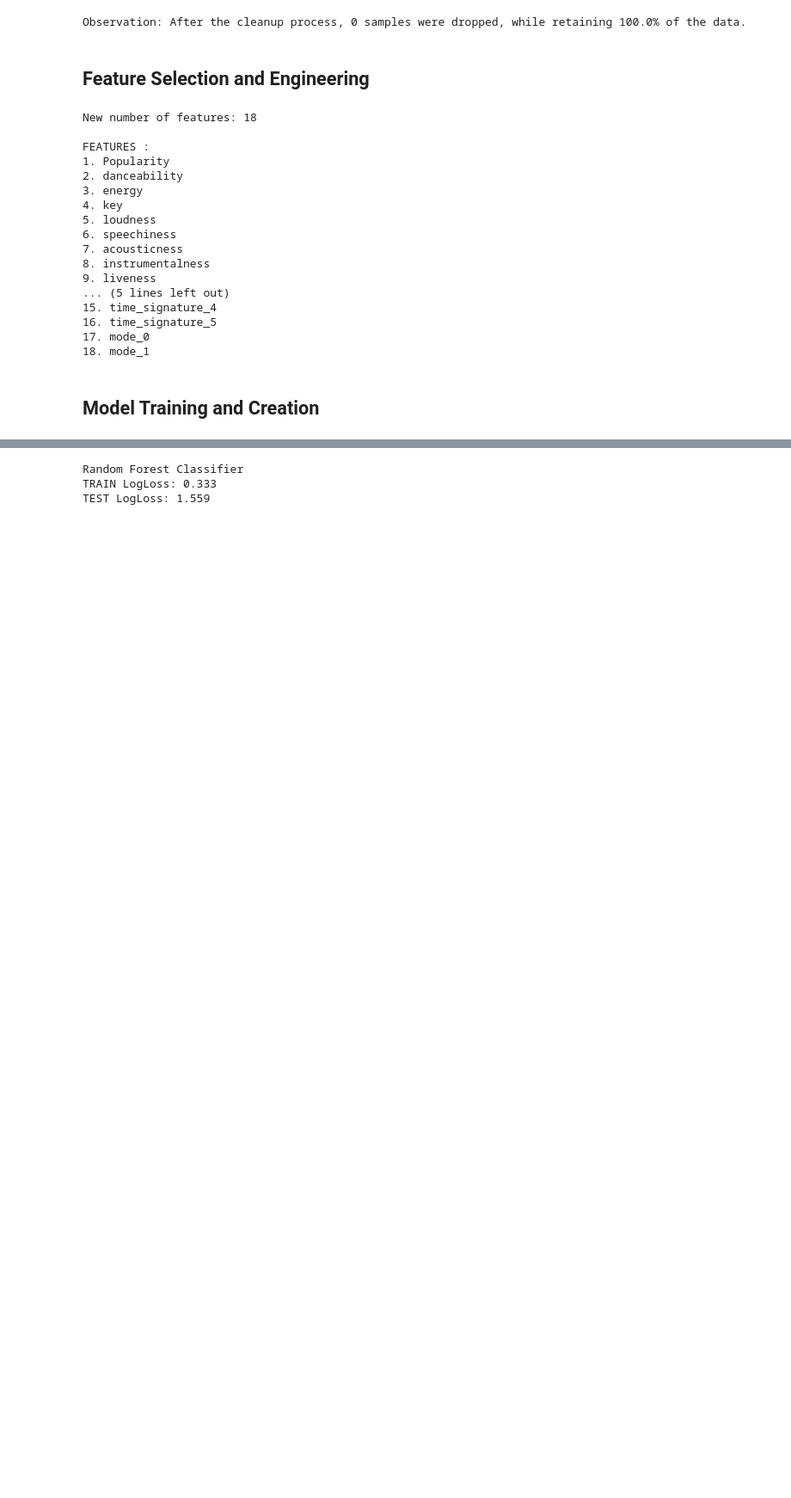
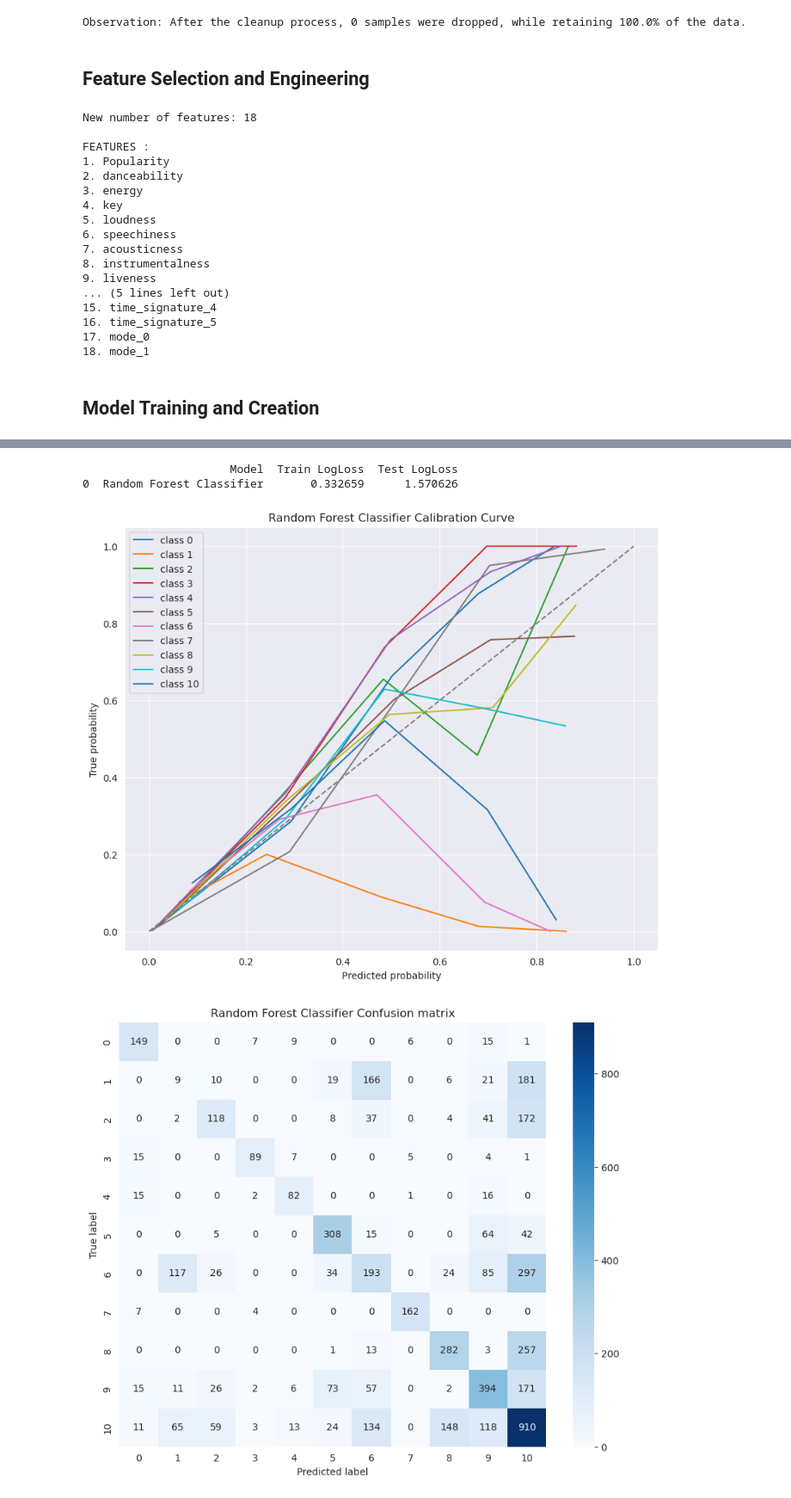
Before and after one commit to EmekaMomodu/ece-9039-project-code, a Jupyter notebook: ece9039-proect-code-dawotunde-cmomodu.ipynb, the cells around one changed output, grey strips where cells are left out. Shown at 86% size. Drawn from its saved outputs; the diff is of its cells as text; code cells hidden in the pictures; blank space fills up the shorter version.

```diff
--- a/ece9039-proect-code-dawotunde-cmomodu.ipynb
+++ b/ece9039-proect-code-dawotunde-cmomodu.ipynb
@@ -368,3 +432,14 @@ def print_train_test_logloss(ytrain, ytrain_pred, ytest, ytest_pred):
+# %%
+def plot_confusion_matrix(ytest, ypred, model_name):
+    # Calculate the confusion matrix
+    cm = confusion_matrix(ytest, ypred)
+    # Plot the confusion matrix
+    plt.figure(figsize=(10, 8))
+    sns.heatmap(cm, annot=True, fmt='d', cmap='Blues')
+    plt.xlabel('Predicted label')
+    plt.ylabel('True label')
+    plt.title('{} Confusion matrix'.format(model_name))
+    plt.show()
 # %%
 # Logistic Regression
 # create pipeline to standardize features and create a logistic regression model with max iteration of 1000
@@ -408,22 +528,43 @@ TEST LogLoss: 1.326
 # Random Forest Classifier
 
 # create pipeline to standardize features and create a Random Forest Classifier model
-rfc = Pipeline([('Standardizer', StandardScaler()), ('RFC', RandomForestClassifier(n_estimators=100, random_state=42))])
+rfc = Pipeline([('Standardizer', MinMaxScaler()), ('RFC', RandomForestClassifier(n_estimators=100, random_state=42))])
 # fit pipeline to train data
 rfc.fit(X_train, y_train)
 
 # Generate predicted probabilities for the train set
-y_train_pred_rfc = rfc.predict_proba(X_train)
+y_train_prob_rfc = rfc.predict_proba(X_train)
 # Generate predicted probabilities for the testing set
-y_test_pred_rfc = rfc.predict_proba(X_test)
-
-# print logloss validation for train and test predictions
-print("Random Forest Classifier")
-print_train_test_logloss(y_train, y_train_pred_rfc, y_test, y_test_pred_rfc)
+y_test_prob_rfc = rfc.predict_proba(X_test)
+# get test predictions
+y_test_pred_rfc = rfc.predict(X_test)
-# %% [output]
-Random Forest Classifier
-TRAIN LogLoss: 0.333
-TEST LogLoss: 1.559
+# %%
+# print logloss validation for train and test predictions
+logloss_train_rfc, logloss_test_rfc = calculate_train_test_logloss(y_train, y_train_prob_rfc, y_test, y_test_prob_rfc)
+
+# create a pandas dataframe to store the results
+logloss_results_rfc_dict = {'Model': ['Random Forest Classifier'],
+                            'Train LogLoss': [logloss_train_rfc],
+                            'Test LogLoss': [logloss_test_rfc]}
+logloss_results_rfc_df = pd.DataFrame(logloss_results_rfc_dict)
+# print logloss result
+print(logloss_results_rfc_df)
+
+# store the all results in the dataframe
+logloss_results_all_df = logloss_results_all_df.append({'Model': 'Random Forest Classifier',
+                                                        'Train LogLoss': logloss_train_rfc,
+                                                        'Test LogLoss': logloss_test_rfc}, ignore_index=True)
+
+# plot calibration curve
+plot_calibration_curve(rfc, y_test_prob_rfc, "Random Forest Classifier")
+
+# plot confusion matrix
+plot_confusion_matrix(y_test, y_test_pred_rfc, "Random Forest Classifier")
+# %% [output]
+                      Model  Train LogLoss  Test LogLoss
+0  Random Forest Classifier       0.332659      1.570626
+[figure, added]
+[figure, added]
 # %%
 # Neural Network (Multi-layer perceptron)
 
```
Also changed, not shown: parts of 17 cells of this notebook.
